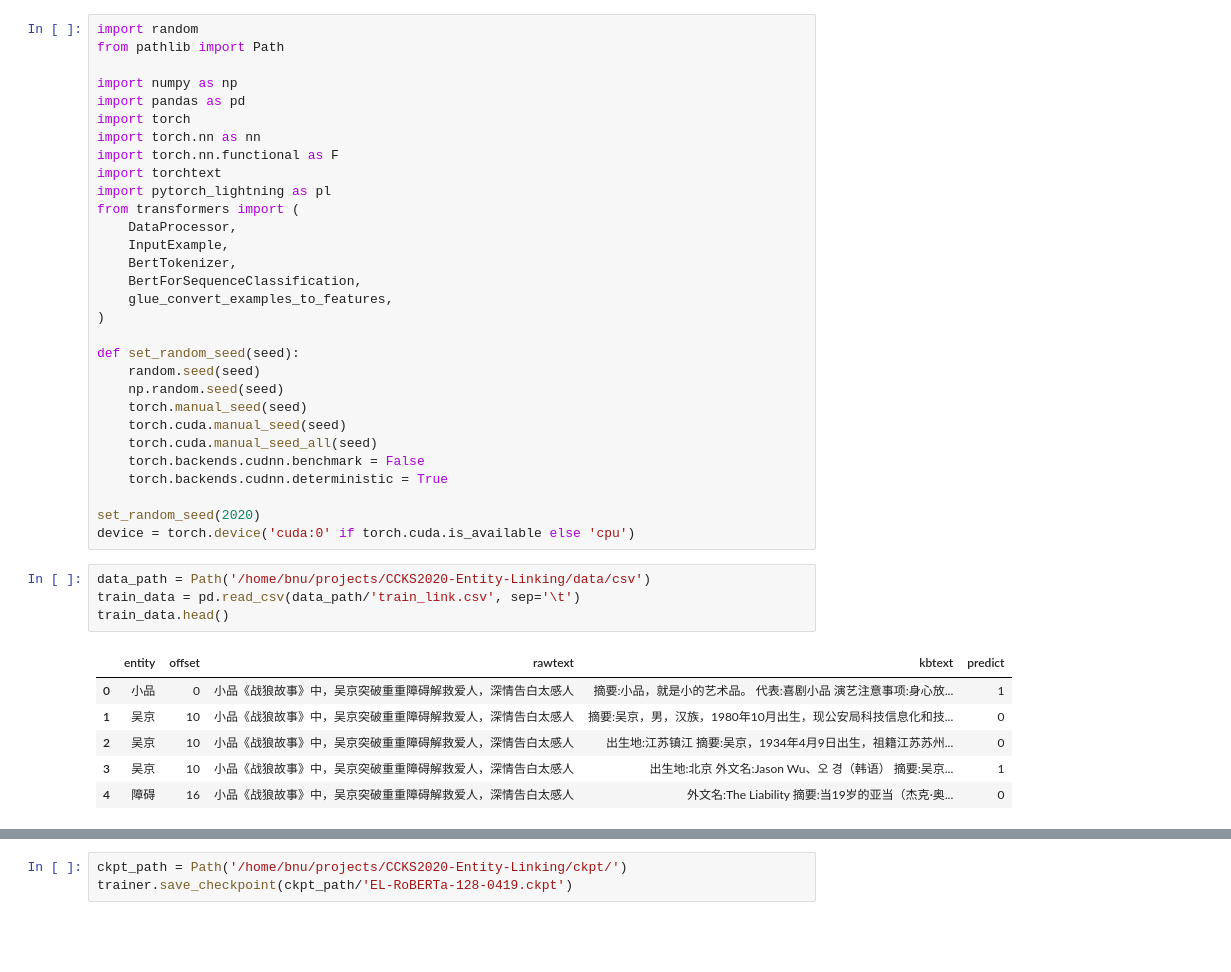
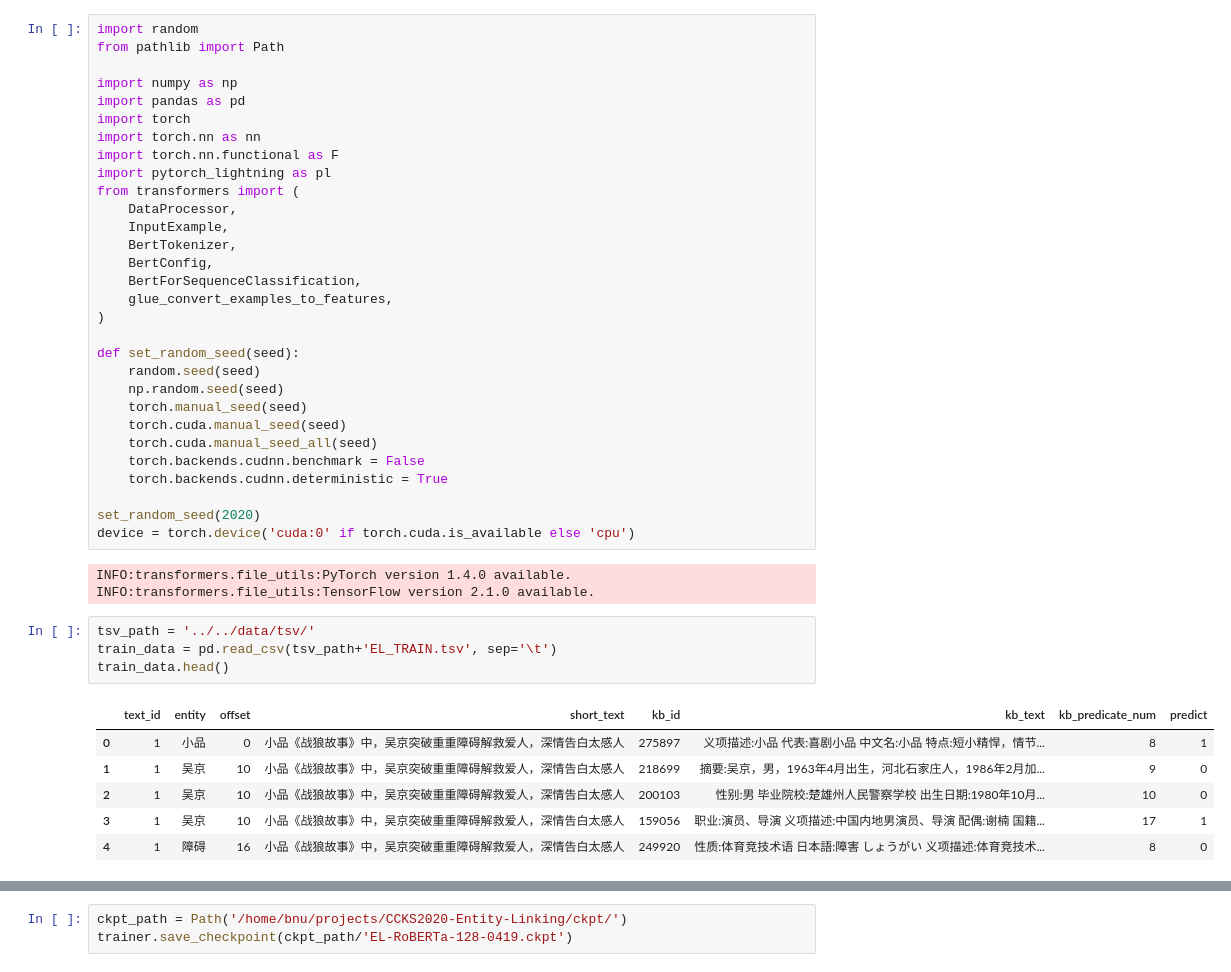
Before and after one commit to RegiusQuant/CCKS2020-Entity-Linking, a Jupyter notebook: notebooks/jiangyize/Model - EL - RoBERTa.ipynb, the cells around one changed output, grey strips where cells are left out. Saved outputs shown, nothing was run; the diff lists cells and outputs as text; blank space fills up the shorter version.

```diff
--- a/notebooks/jiangyize/Model - EL - RoBERTa.ipynb
+++ b/notebooks/jiangyize/Model - EL - RoBERTa.ipynb
@@ -7,12 +7,12 @@ import pandas as pd
 import torch
 import torch.nn as nn
 import torch.nn.functional as F
-import torchtext
 import pytorch_lightning as pl
 from transformers import (
     DataProcessor,
     InputExample,
     BertTokenizer,
+    BertConfig,
     BertForSequenceClassification,
     glue_convert_examples_to_features,
 )
@@ -28,15 +28,18 @@ def set_random_seed(seed):
 
 set_random_seed(2020)
 device = torch.device('cuda:0' if torch.cuda.is_available else 'cpu')
+# %% [output]
+INFO:transformers.file_utils:PyTorch version 1.4.0 available.
+INFO:transformers.file_utils:TensorFlow version 2.1.0 available.
 # %%
-data_path = Path('/home/bnu/projects/CCKS2020-Entity-Linking/data/csv')
-train_data = pd.read_csv(data_path/'train_link.csv', sep='\t')
+tsv_path = '../../data/tsv/'
+train_data = pd.read_csv(tsv_path+'EL_TRAIN.tsv', sep='\t')
 train_data.head()
 # %% [output]
-|  | entity | offset | rawtext | kbtext | predict |
-| 0 | 小品 | 0 | 小品《战狼故事》中，吴京突破重重障碍解救爱人，深情告白太感人 | 摘要:小品，就是小的艺术品。 代表:喜剧小品 演艺注意事项:身心放... | 1 |
-| 1 | 吴京 | 10 | 小品《战狼故事》中，吴京突破重重障碍解救爱人，深情告白太感人 | 摘要:吴京，男，汉族，1980年10月出生，现公安局科技信息化和技... | 0 |
-| 2 | 吴京 | 10 | 小品《战狼故事》中，吴京突破重重障碍解救爱人，深情告白太感人 | 出生地:江苏镇江 摘要:吴京，1934年4月9日出生，祖籍江苏苏州... | 0 |
-| 3 | 吴京 | 10 | 小品《战狼故事》中，吴京突破重重障碍解救爱人，深情告白太感人 | 出生地:北京 外文名:Jason Wu、오 경（韩语） 摘要:吴京... | 1 |
-| 4 | 障碍 | 16 | 小品《战狼故事》中，吴京突破重重障碍解救爱人，深情告白太感人 | 外文名:The Liability 摘要:当19岁的亚当（杰克·奥... | 0 |
+|  | text_id | entity | offset | short_text | kb_id | kb_text | kb_predicate_num | predict |
+| 0 | 1 | 小品 | 0 | 小品《战狼故事》中，吴京突破重重障碍解救爱人，深情告白太感人 | 275897 | 义项描述:小品 代表:喜剧小品 中文名:小品 特点:短小精悍，情节... | 8 | 1 |
+| 1 | 1 | 吴京 | 10 | 小品《战狼故事》中，吴京突破重重障碍解救爱人，深情告白太感人 | 218699 | 摘要:吴京，男，1963年4月出生，河北石家庄人，1986年2月加... | 9 | 0 |
+| 2 | 1 | 吴京 | 10 | 小品《战狼故事》中，吴京突破重重障碍解救爱人，深情告白太感人 | 200103 | 性别:男 毕业院校:楚雄州人民警察学校 出生日期:1980年10月... | 10 | 0 |
+| 3 | 1 | 吴京 | 10 | 小品《战狼故事》中，吴京突破重重障碍解救爱人，深情告白太感人 | 159056 | 职业:演员、导演 义项描述:中国内地男演员、导演 配偶:谢楠 国籍... | 17 | 1 |
+| 4 | 1 | 障碍 | 16 | 小品《战狼故事》中，吴京突破重重障碍解救爱人，深情告白太感人 | 249920 | 性质:体育竞技术语 日本語:障害 しょうがい 义项描述:体育竞技术... | 8 | 0 |
 # %%
```
Also changed, not shown: parts of 10 cells of this notebook, 5 other files.
